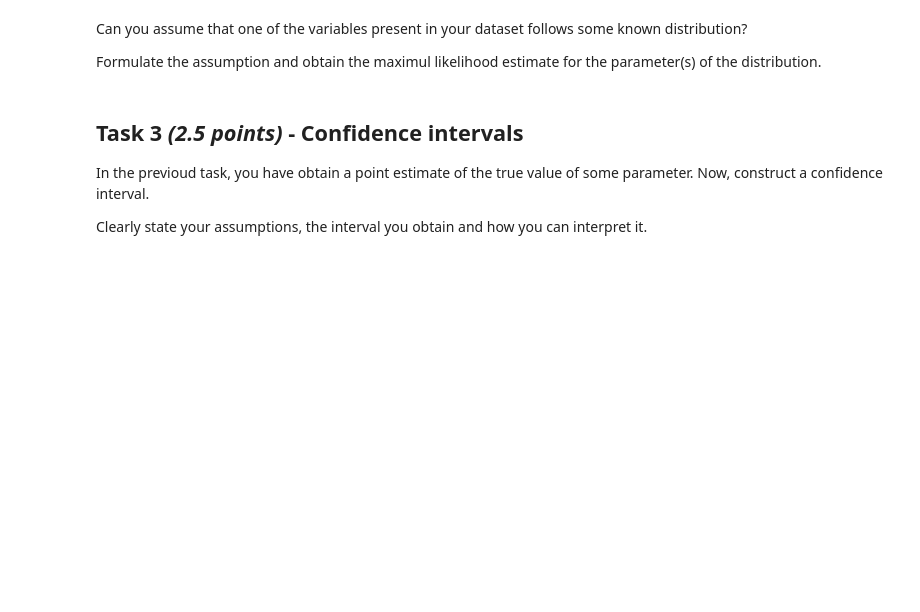
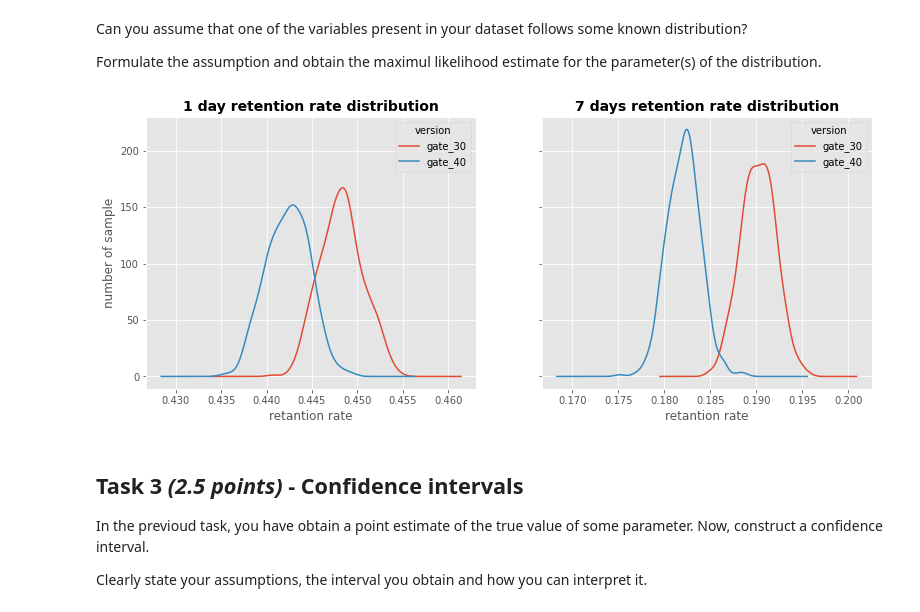
Before and after one commit to Giancarix117/Assignment6, a Jupyter notebook: Cookies.ipynb, the cells around one changed output. Saved outputs shown, nothing was run; the diff lists cells and outputs as text; code cells hidden in the pictures; blank space fills up the shorter version.

```diff
--- a/Cookies.ipynb
+++ b/Cookies.ipynb
@@ -194,3 +212,31 @@ Formulate the assumption and obtain the maximul likelihood estimate for the para
+# %%
+import dataclasses
+boot_1d = []
+boot_7d = []
+for i in range(500):
+    boot_mean_1 = data.sample(frac=1, replace=True).groupby('version')['retention_1'].mean()
+    boot_mean_7 = data.sample(frac=1, replace=True).groupby('version')['retention_7'].mean()
+    boot_1d.append(boot_mean_1)
+    boot_7d.append(boot_mean_7)
+
+# Transforming the list to a DataFrame
+boot_1d = pd.DataFrame(boot_1d)
+boot_7d = pd.DataFrame(boot_7d)
+
+
+fig, (ax1,ax2) = plt.subplots(1, 2, sharey=True, figsize=(13,5))
+
+boot_1d.plot.kde(ax=ax1)
+ax1.set_xlabel("retantion rate",size=12)
+ax1.set_ylabel("number of sample",size=12)
+ax1.set_title("1 day retention rate distribution", fontweight="bold",size=14)
+
+boot_7d.plot.kde(ax=ax2)
+ax2.set_xlabel("retantion rate",size=12)
+ax2.set_title("7 days retention rate distribution", fontweight="bold",size=14)
+plt.show()
+# %% [output]
+[figure, added]
 # %% [markdown]
 ## **Task 3 *(2.5 points)*** - Confidence intervals
 
```
Also changed, not shown: parts of 14 cells of this notebook.
